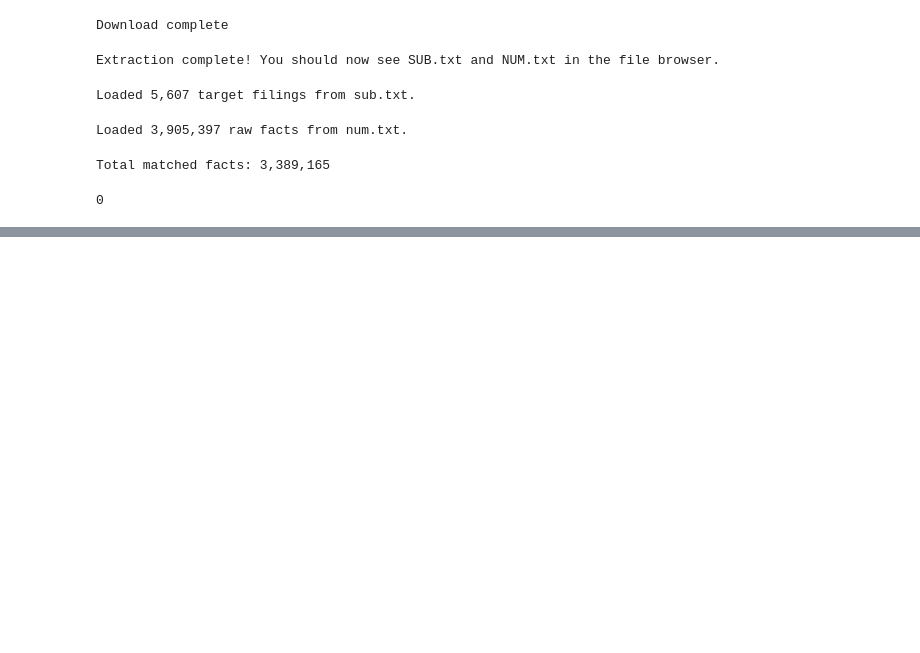
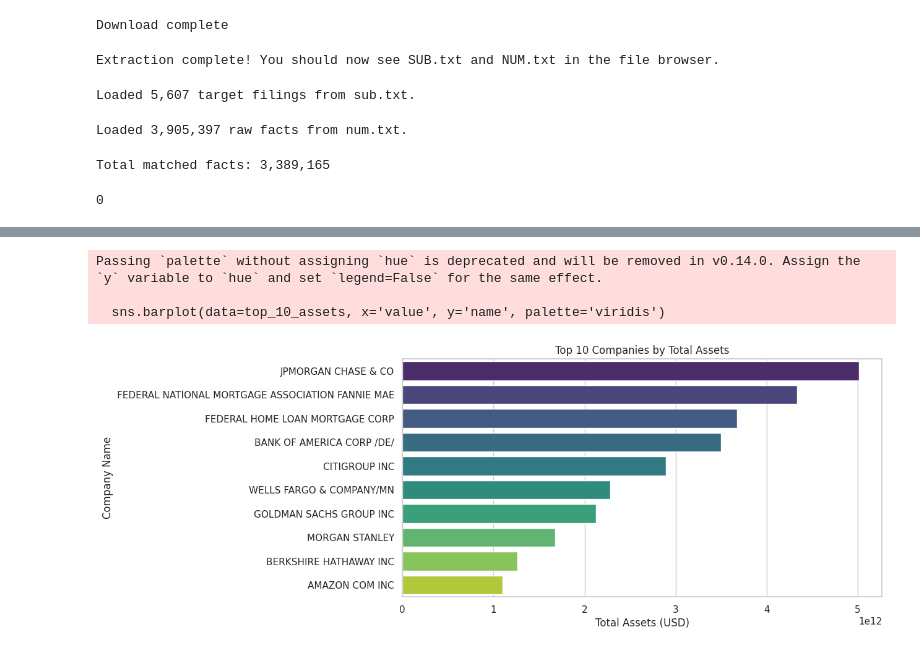
Before and after one commit to hackwithhavk/QuantitativeFinance, a Jupyter notebook: Lab Notebooks/Srujana/Quantitative_Finance_SEC_Project.ipynb, the cells around one changed output, grey strips where cells are left out. Saved outputs shown, nothing was run; the diff lists cells and outputs as text; code cells hidden in the pictures; blank space fills up the shorter version.

```diff
--- a/Lab Notebooks/Srujana/Quantitative_Finance_SEC_Project.ipynb
+++ b/Lab Notebooks/Srujana/Quantitative_Finance_SEC_Project.ipynb
@@ -83,0 +105,18 @@ File ready.
+# %%
+assets_df = merged_df[merged_df['tag'] == 'Assets'].copy()
+
+# Sort by value to find the biggest companies and take the top 10
+top_10_assets = assets_df.sort_values(by='value', ascending=False).drop_duplicates(subset=['name']).head(10)
+
+plt.figure(figsize=(10, 5))
+sns.barplot(data=top_10_assets, x='value', y='name', palette='viridis')
+
+plt.title('Top 10 Companies by Total Assets')
+plt.xlabel('Total Assets (USD)')
+plt.ylabel('Company Name')
+plt.show()
+# %% [output]
+Passing `palette` without assigning `hue` is deprecated and will be removed in v0.14.0. Assign the `y` variable to `hue` and set `legend=False` for the same effect.
+
+  sns.barplot(data=top_10_assets, x='value', y='name', palette='viridis')
+[figure, added]
```
Also changed, not shown: parts of 4 cells of this notebook.
